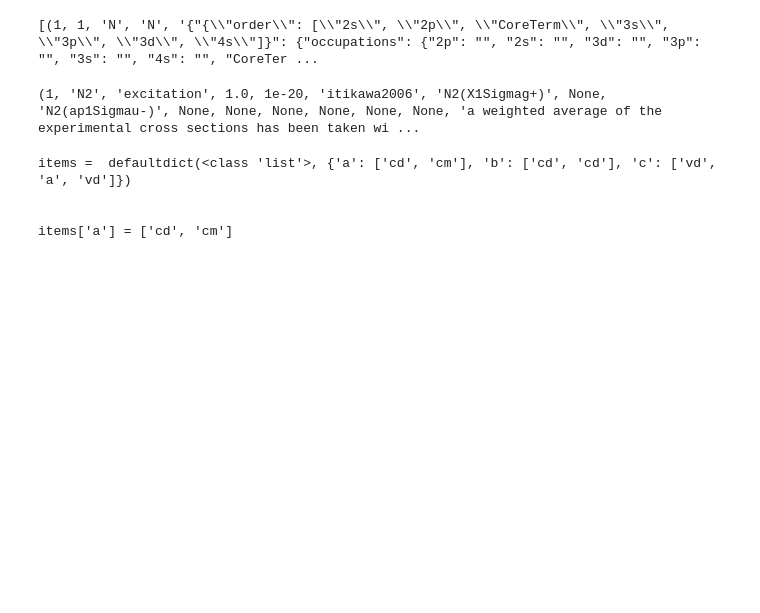
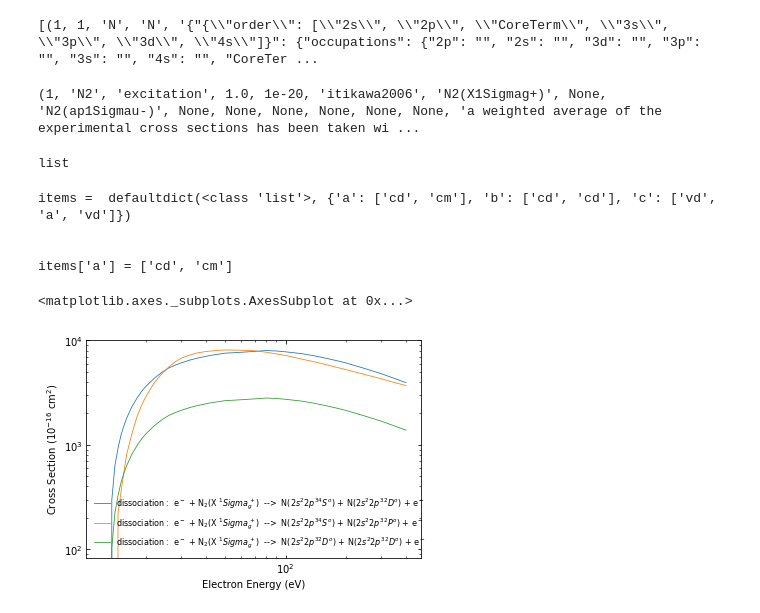
Before and after one commit to USNavalResearchLaboratory/nepc, a Jupyter notebook: examples/ex1.ipynb, the cells around one changed output. Drawn from its saved outputs; the diff is of its cells as text; code cells hidden in the pictures; blank space fills up the shorter version.

Commit message:
document nepc.py and add model plotter to plotter.py; improve the nepc.model method

```diff
--- a/examples/ex1.ipynb
+++ b/examples/ex1.ipynb
@@ -74,3 +74,7 @@ cnx.close()
+# %%
+type(angus[0]["e"])
+# %% [output]
+list
 # %%
 from collections import defaultdict
 a = [{'un': 'a', 'id': "cd"},
@@ -100,3 +104,13 @@ items =  defaultdict(<class 'list'>, {'a': ['cd', 'cm'], 'b': ['cd', 'cd'], 'c':
 
 
 items['a'] = ['cd', 'cm']
+# %%
+fig, ax = plt.subplots(1, 1)
+plotter.plot_nepc_model(ax, angus, 1E-24, '10$^{-16}$ cm$^2$',
+                        'dissociation',
+                        plot_param_dict = {'linewidth':.8},
+                        #xlim_param_dict = {'left': 0.01, 'right': 120.0},
+                        ylog=True, xlog=True)
+# %% [output]
+<matplotlib.axes._subplots.AxesSubplot at 0x...>
+[figure, added]
```
Also changed, not shown: parts of 5 cells of this notebook, 5 other files.
